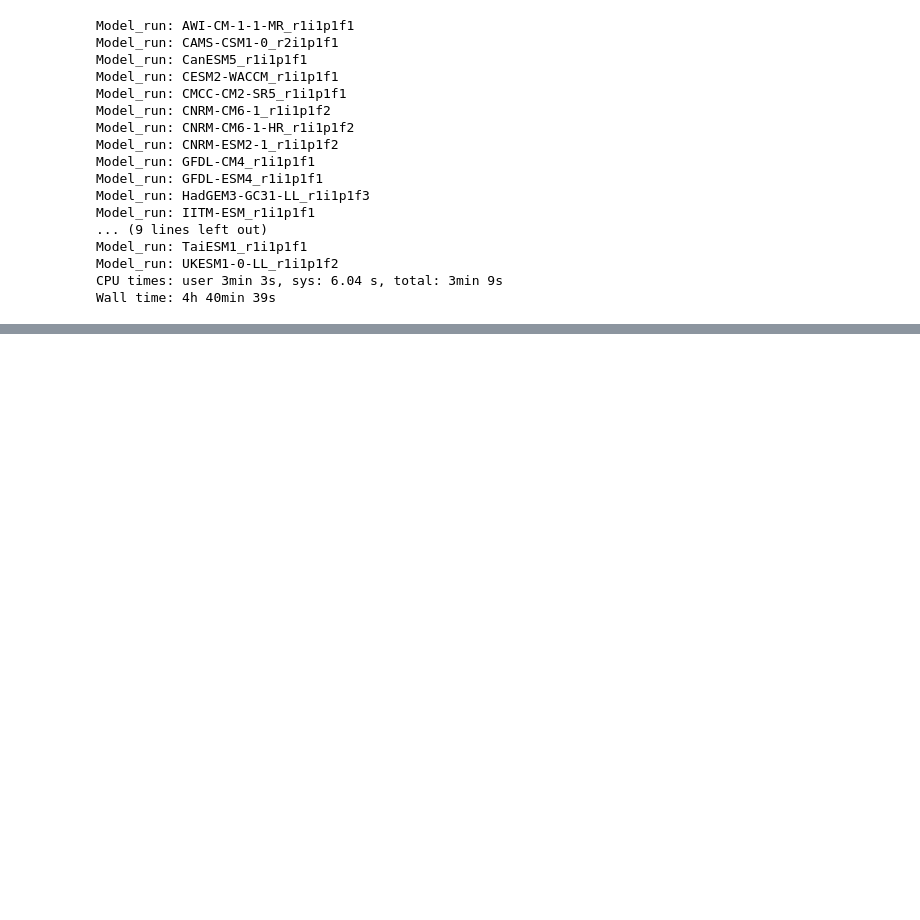
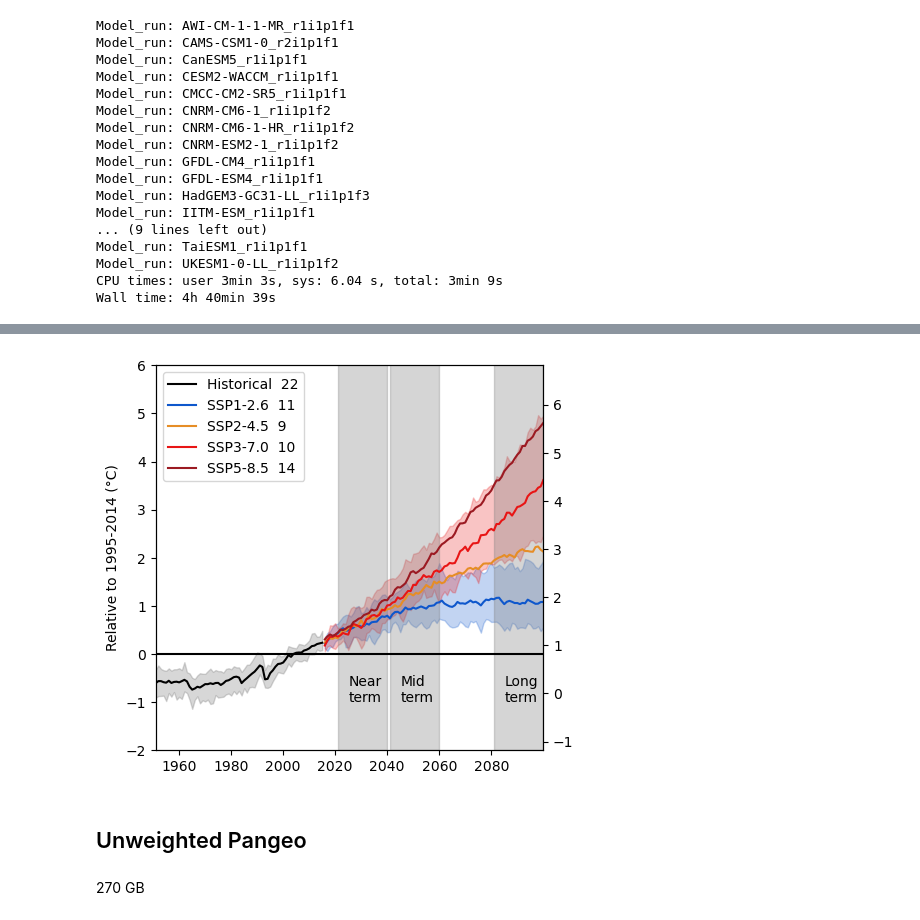
Before and after one commit to SantanderMetGroup/IPCC-Atlas-Datalab, a Jupyter notebook: notebooks/python/esgf-virtual-aggregation/tas.ipynb, the cells around one changed output, grey strips where cells are left out. Drawn from its saved outputs; the diff is of its cells as text; code cells hidden in the pictures; blank space fills up the shorter version.

Commit message:
running tas against pangeo

```diff
--- a/notebooks/python/esgf-virtual-aggregation/tas.ipynb
+++ b/notebooks/python/esgf-virtual-aggregation/tas.ipynb
@@ -409,6 +429,8 @@ df_pangeo
 | NorESM2-MM_r1i1p1f1 | gs://cmip6/CMIP6/CMIP/NCC/NorESM2... | NaN | NaN | NaN | NaN |
 | TaiESM1_r1i1p1f1 | gs://cmip6/CMIP6/CMIP/AS-RCEC/Tai... | NaN | NaN | NaN | gs://cmip6/CMIP6/ScenarioMIP/AS-R... |
 | UKESM1-0-LL_r1i1p1f2 | gs://cmip6/CMIP6/CMIP/MOHC/UKESM1... | gs://cmip6/CMIP6/ScenarioMIP/MOHC... | gs://cmip6/CMIP6/ScenarioMIP/MOHC... | gs://cmip6/CMIP6/ScenarioMIP/MOHC... | NaN |
+# %%
+df_pangeo = pd.read_csv("pangeo.csv")
 # %%
 (~df_pangeo.isna()).sum()
 # %% [output]
@@ -662,0 +694,76 @@ ax.legend()
+# %%
+m_hist   = (pangeo_mean_hist   - pangeo_mean_hist_1995_2014).resample({"time": "YE"}).mean().mean("member").isel(time=slice(None,-1))["tas"]
+m_ssp126 = (pangeo_mean_ssp126 - pangeo_mean_hist_1995_2014).resample({"time": "YE"}).mean().mean("member").isel(time=slice(None,-1))["tas"]
+m_ssp245 = (pangeo_mean_ssp245 - pangeo_mean_hist_1995_2014).resample({"time": "YE"}).mean().mean("member").isel(time=slice(None,-1))["tas"]
+m_ssp370 = (pangeo_mean_ssp370 - pangeo_mean_hist_1995_2014).resample({"time": "YE"}).mean().mean("member").isel(time=slice(None,-1))["tas"]
+m_ssp585 = (pangeo_mean_ssp585 - pangeo_mean_hist_1995_2014).resample({"time": "YE"}).mean().mean("member").isel(time=slice(None,-1))["tas"]
+
+m_hist_18   = (pangeo_mean_hist   - pangeo_mean_hist_1850_1900).resample({"time": "YE"}).mean().mean("member").isel(time=slice(None,-1))["tas"]
+m_ssp126_18 = (pangeo_mean_ssp126 - pangeo_mean_hist_1850_1900).resample({"time": "YE"}).mean().mean("member").isel(time=slice(None,-1))["tas"]
+m_ssp245_18 = (pangeo_mean_ssp245 - pangeo_mean_hist_1850_1900).resample({"time": "YE"}).mean().mean("member").isel(time=slice(None,-1))["tas"]
+m_ssp370_18 = (pangeo_mean_ssp370 - pangeo_mean_hist_1850_1900).resample({"time": "YE"}).mean().mean("member").isel(time=slice(None,-1))["tas"]
+m_ssp585_18 = (pangeo_mean_ssp585 - pangeo_mean_hist_1850_1900).resample({"time": "YE"}).mean().mean("member").isel(time=slice(None,-1))["tas"]
+
+q_hist   = (pangeo_mean_hist   - pangeo_mean_hist_1995_2014).resample({"time": "YE"}).mean().quantile([.05, .95], dim=["member"]).isel(time=slice(None,-1))["tas"]
+q_ssp126 = (pangeo_mean_ssp126 - pangeo_mean_hist_1995_2014).resample({"time": "YE"}).mean().quantile([.05, .95], dim=["member"]).isel(time=slice(None,-1))["tas"]
+q_ssp370 = (pangeo_mean_ssp370 - pangeo_mean_hist_1995_2014).resample({"time": "YE"}).mean().quantile([.05, .95], dim=["member"]).isel(time=slice(None,-1))["tas"]
+q_ssp585 = (pangeo_mean_ssp585 - pangeo_mean_hist_1995_2014).resample({"time": "YE"}).mean().quantile([.05, .95], dim=["member"]).isel(time=slice(None,-1))["tas"]
+# %%
+fig, ax = plt.subplots(figsize=(5,5))
+
+ax.fill_between(q_hist.time,
+                q_hist.sel(quantile=.05),
+                q_hist.sel(quantile=.95),
+                color="#616161", alpha=0.25)
+ax.fill_between(q_ssp126.time,
+                q_ssp126.sel(quantile=.05),
+                q_ssp126.sel(quantile=.95),
+                color="#0e57cc", alpha=0.25)
+ax.fill_between(q_ssp370.time,
+                q_ssp370.sel(quantile=.05),
+                q_ssp370.sel(quantile=.95),
+                color="#e81515", alpha=0.25)
+
+ytop = 6
+ax.set_ylabel("Relative to 1995-2014 (°C)")
+ax.axhline(y=0, color="black")
+ax.text(np.datetime64('2024-12-31T00:00:00.000000000'), -1, "Near\nterm")
+ax.text(np.datetime64('2044-12-31T00:00:00.000000000'), -1, "Mid\nterm")
+ax.text(np.datetime64('2084-12-31T00:00:00.000000000'), -1, "Long\nterm")
+ax.fill_between(
+    m_ssp126["time"].sel(time=slice("20200101", "20400101")),
+    -2, ytop+.82, alpha=.33, color="grey")
+ax.fill_between(
+     m_ssp126["time"].sel(time=slice("20400101", "20600101")),
+    -2, ytop+.82, alpha=.33, color="grey")
+ax.fill_between(
+     m_ssp126["time"].sel(time=slice("20800101", None)),
+    -2, ytop+.82, alpha=.33, color="grey")
+
+ax2 = ax.twinx()
+ax2.set_ylim(bottom=-2+.82, top=ytop+.82)
+ax.set_ylim([-2, ytop])
+
+ax.plot(m_hist.time, m_hist, color="#010101", label=f"Historical  {len(pangeo_mean_hist['member'])}")
+ax.plot(m_ssp126.time, m_ssp126, color="#0e57cc", label=f"SSP1-2.6  {len(pangeo_mean_ssp126['member'])}")
+ax.plot(m_ssp245.time, m_ssp245, color="#e68d26", label=f"SSP2-4.5  {len(pangeo_mean_ssp245['member'])}")
+ax.plot(m_ssp370.time, m_ssp370, color="#e81515", label=f"SSP3-7.0  {len(pangeo_mean_ssp370['member'])}")
+ax.plot(m_ssp585.time, m_ssp585, color="#9b1a22", label=f"SSP5-8.5  {len(pangeo_mean_ssp585['member'])}")
+
+# ax2.plot(m_hist_18.time, m_hist_18, color="#010101", label=f"Historical  {len(mean_hist['member'])}")
+# ax2.plot(m_ssp126_18.time, m_ssp126_18, color="#0e57cc", label=f"SSP1-2.6  {len(mean_ssp126['member'])}")
+# ax2.plot(m_ssp245_18.time, m_ssp245_18, color="#e68d26", label=f"SSP2-4.5  {len(mean_ssp245['member'])}")
+# ax2.plot(m_ssp370_18.time, m_ssp370_18, color="#e81515", label=f"SSP3-7.0  {len(mean_ssp370['member'])}")
+# ax2.plot(m_ssp585_18.time, m_ssp585_18, color="#9b1a22", label=f"SSP5-8.5  {len(mean_ssp585['member'])}")
+
+ax.margins(0)
+ax2.margins(0)
+ax.legend()
+
+plt.savefig("pangeo-weighted.pdf")
+# %% [output]
+[figure, added]
+# %% [markdown]
+## Unweighted Pangeo
+# %% [markdown]
+270 GB
```
Also changed, not shown: parts of 17 cells of this notebook, 2 other files.
